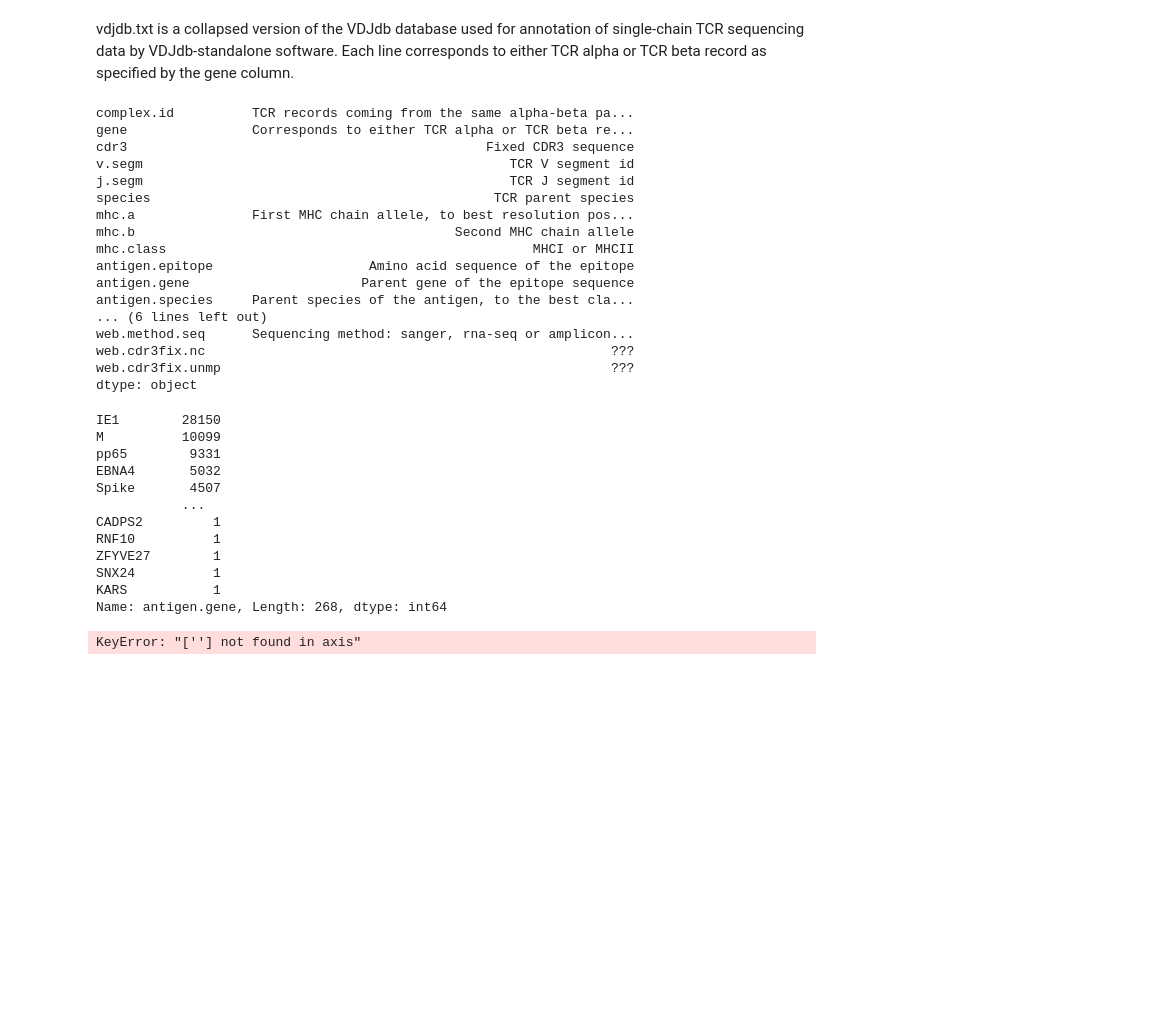
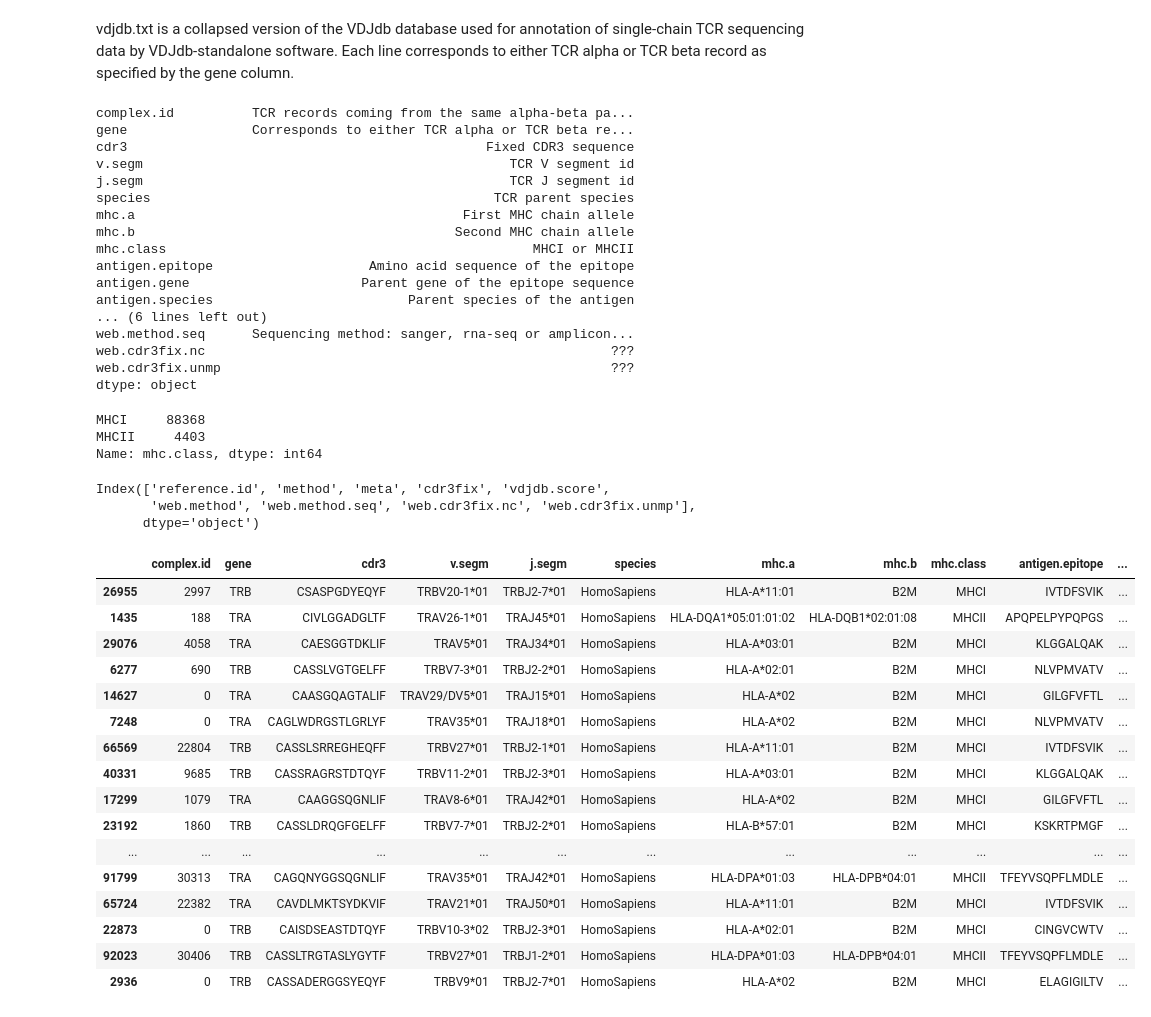
Before and after one commit to UoB-DSMP-2023-24/dsmp-2024-group-12, a Jupyter notebook: Calvins Stuff/DataProcessing.ipynb, the cells around one changed output. Saved outputs shown, nothing was run; the diff lists cells and outputs as text; code cells hidden in the pictures; blank space fills up the shorter version.

```diff
--- a/Calvins Stuff/DataProcessing.ipynb
+++ b/Calvins Stuff/DataProcessing.ipynb
@@ -35,12 +35,12 @@ fields['cdr3'] = 'Fixed CDR3 sequence'
 fields['v.segm'] = 'TCR V segment id'
 fields['j.segm'] = 'TCR J segment id'
 fields['species'] = 'TCR parent species'
-fields['mhc.a'] = 'First MHC chain allele, to best resolution possible'
+fields['mhc.a'] = 'First MHC chain allele'
 fields['mhc.b'] = 'Second MHC chain allele'
 fields['mhc.class'] = 'MHCI or MHCII'
 fields['antigen.epitope'] = 'Amino acid sequence of the epitope'
 fields['antigen.gene'] = 'Parent gene of the epitope sequence'
-fields['antigen.species'] = 'Parent species of the antigen, to the best clade resolution possible'
+fields['antigen.species'] = 'Parent species of the antigen'
 fields['reference.id'] = 'Pubmed id'
 fields['method'] = 'methods used to calculate a single confidence score based on various factors collapsed to a JSON string'
 fields['meta'] = 'metadata collapsed to a JSON string'
@@ -59,33 +59,47 @@ cdr3                                              Fixed CDR3 sequence
 v.segm                                               TCR V segment id
 j.segm                                               TCR J segment id
 species                                            TCR parent species
-mhc.a               First MHC chain allele, to best resolution pos...
+mhc.a                                          First MHC chain allele
 mhc.b                                         Second MHC chain allele
 mhc.class                                               MHCI or MHCII
 antigen.epitope                    Amino acid sequence of the epitope
 antigen.gene                      Parent gene of the epitope sequence
-antigen.species     Parent species of the antigen, to the best cla...
+antigen.species                         Parent species of the antigen
 ... (6 lines left out)
 web.method.seq      Sequencing method: sanger, rna-seq or amplicon...
 web.cdr3fix.nc                                                    ???
 web.cdr3fix.unmp                                                  ???
 dtype: object
 # %%
-df_raw['antigen.gene'].value_counts()
+df_raw['mhc.class'].value_counts()
 # %% [output]
-IE1        28150
-M          10099
-pp65        9331
-EBNA4       5032
-Spike       4507
-           ...
-CADPS2         1
-RNF10          1
-ZFYVE27        1
-SNX24          1
-KARS           1
-Name: antigen.gene, Length: 268, dtype: int64
+MHCI     88368
+MHCII     4403
+Name: mhc.class, dtype: int64
-# %%
-df = df_raw.drop(columns=[''])
-# %% [output]
-KeyError: "[''] not found in axis"
+# %%
+fields.loc['reference.id':'web.cdr3fix.unmp'].index
+# %% [output]
+Index(['reference.id', 'method', 'meta', 'cdr3fix', 'vdjdb.score',
+       'web.method', 'web.method.seq', 'web.cdr3fix.nc', 'web.cdr3fix.unmp'],
+      dtype='object')
+# %%
+df_ref = df_raw.drop(columns=fields.loc['reference.id':'web.cdr3fix.unmp'].index)
+df_ref.sample(30)
+# %% [output]
+|  | complex.id | gene | cdr3 | v.segm | j.segm | species | mhc.a | mhc.b | mhc.class | antigen.epitope | ... |
+| 26955 | 2997 | TRB | CSASPGDYEQYF | TRBV20-1*01 | TRBJ2-7*01 | HomoSapiens | HLA-A*11:01 | B2M | MHCI | IVTDFSVIK | ... |
+| 1435 | 188 | TRA | CIVLGGADGLTF | TRAV26-1*01 | TRAJ45*01 | HomoSapiens | HLA-DQA1*05:01:01:02 | HLA-DQB1*02:01:08 | MHCII | APQPELPYPQPGS | ... |
+| 29076 | 4058 | TRA | CAESGGTDKLIF | TRAV5*01 | TRAJ34*01 | HomoSapiens | HLA-A*03:01 | B2M | MHCI | KLGGALQAK | ... |
+| 6277 | 690 | TRB | CASSLVGTGELFF | TRBV7-3*01 | TRBJ2-2*01 | HomoSapiens | HLA-A*02:01 | B2M | MHCI | NLVPMVATV | ... |
+| 14627 | 0 | TRA | CAASGQAGTALIF | TRAV29/DV5*01 | TRAJ15*01 | HomoSapiens | HLA-A*02 | B2M | MHCI | GILGFVFTL | ... |
+| 7248 | 0 | TRA | CAGLWDRGSTLGRLYF | TRAV35*01 | TRAJ18*01 | HomoSapiens | HLA-A*02 | B2M | MHCI | NLVPMVATV | ... |
+| 66569 | 22804 | TRB | CASSLSRREGHEQFF | TRBV27*01 | TRBJ2-1*01 | HomoSapiens | HLA-A*11:01 | B2M | MHCI | IVTDFSVIK | ... |
+| 40331 | 9685 | TRB | CASSRAGRSTDTQYF | TRBV11-2*01 | TRBJ2-3*01 | HomoSapiens | HLA-A*03:01 | B2M | MHCI | KLGGALQAK | ... |
+| 17299 | 1079 | TRA | CAAGGSQGNLIF | TRAV8-6*01 | TRAJ42*01 | HomoSapiens | HLA-A*02 | B2M | MHCI | GILGFVFTL | ... |
+| 23192 | 1860 | TRB | CASSLDRQGFGELFF | TRBV7-7*01 | TRBJ2-2*01 | HomoSapiens | HLA-B*57:01 | B2M | MHCI | KSKRTPMGF | ... |
+| ... | ... | ... | ... | ... | ... | ... | ... | ... | ... | ... | ... |
+| 91799 | 30313 | TRA | CAGQNYGGSQGNLIF | TRAV35*01 | TRAJ42*01 | HomoSapiens | HLA-DPA*01:03 | HLA-DPB*04:01 | MHCII | TFEYVSQPFLMDLE | ... |
+| 65724 | 22382 | TRA | CAVDLMKTSYDKVIF | TRAV21*01 | TRAJ50*01 | HomoSapiens | HLA-A*11:01 | B2M | MHCI | IVTDFSVIK | ... |
+| 22873 | 0 | TRB | CAISDSEASTDTQYF | TRBV10-3*02 | TRBJ2-3*01 | HomoSapiens | HLA-A*02:01 | B2M | MHCI | CINGVCWTV | ... |
+| 92023 | 30406 | TRB | CASSLTRGTASLYGYTF | TRBV27*01 | TRBJ1-2*01 | HomoSapiens | HLA-DPA*01:03 | HLA-DPB*04:01 | MHCII | TFEYVSQPFLMDLE | ... |
+| 2936 | 0 | TRB | CASSADERGGSYEQYF | TRBV9*01 | TRBJ2-7*01 | HomoSapiens | HLA-A*02 | B2M | MHCI | ELAGIGILTV | ... |
```
Also changed, not shown: parts of 1 cell of this notebook, 15 other files.
